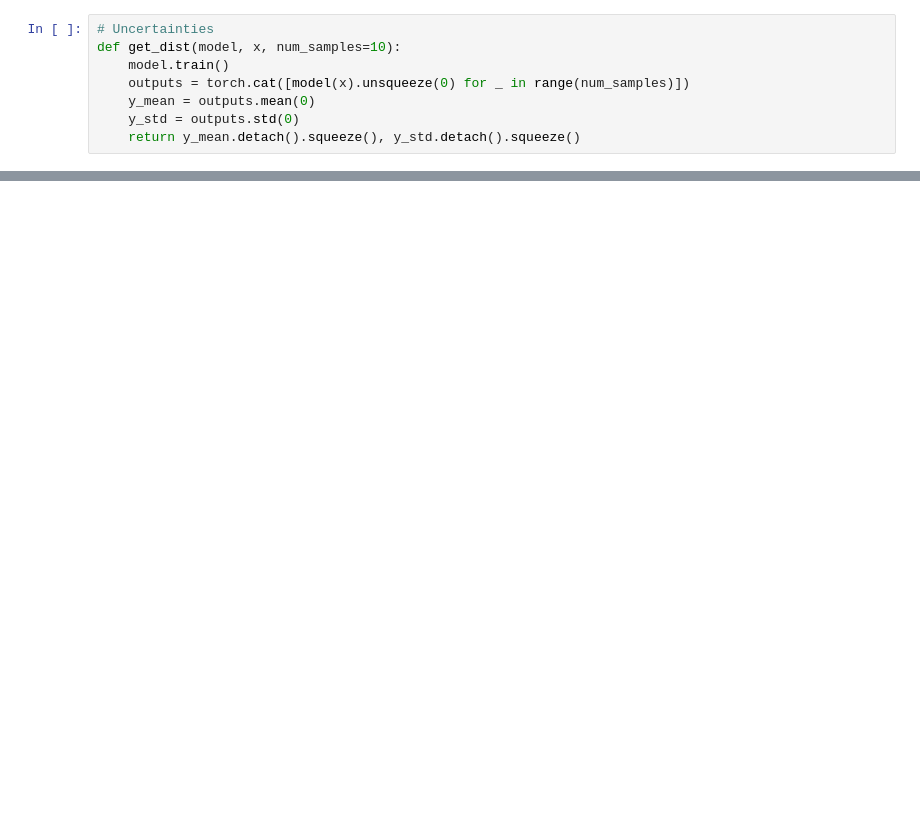
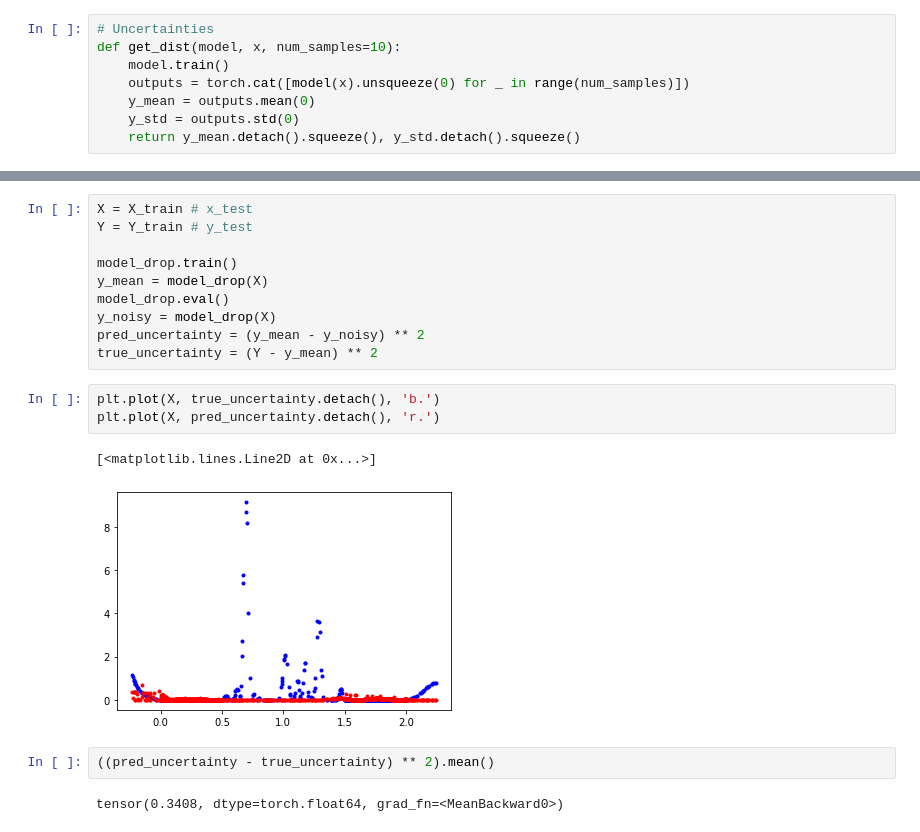
Before and after one commit to saleml/mcdeup, a Jupyter notebook: exploratory.ipynb, the cells around one changed output, grey strips where cells are left out. Saved outputs shown, nothing was run; the diff lists cells and outputs as text; blank space fills up the shorter version.

```diff
--- a/exploratory.ipynb
+++ b/exploratory.ipynb
@@ -168,0 +203,20 @@ None
+# %%
+X = X_train # x_test
+Y = Y_train # y_test
+
+model_drop.train()
+y_mean = model_drop(X)
+model_drop.eval()
+y_noisy = model_drop(X)
+pred_uncertainty = (y_mean - y_noisy) ** 2
+true_uncertainty = (Y - y_mean) ** 2
+# %%
+plt.plot(X, true_uncertainty.detach(), 'b.')
+plt.plot(X, pred_uncertainty.detach(), 'r.')
+# %% [output]
+[<matplotlib.lines.Line2D at 0x...>]
+[figure, added]
+# %%
+((pred_uncertainty - true_uncertainty) ** 2).mean()
+# %% [output]
+tensor(0.3408, dtype=torch.float64, grad_fn=<MeanBackward0>)
```
Also changed, not shown: parts of 17 cells of this notebook, 1 other file.
